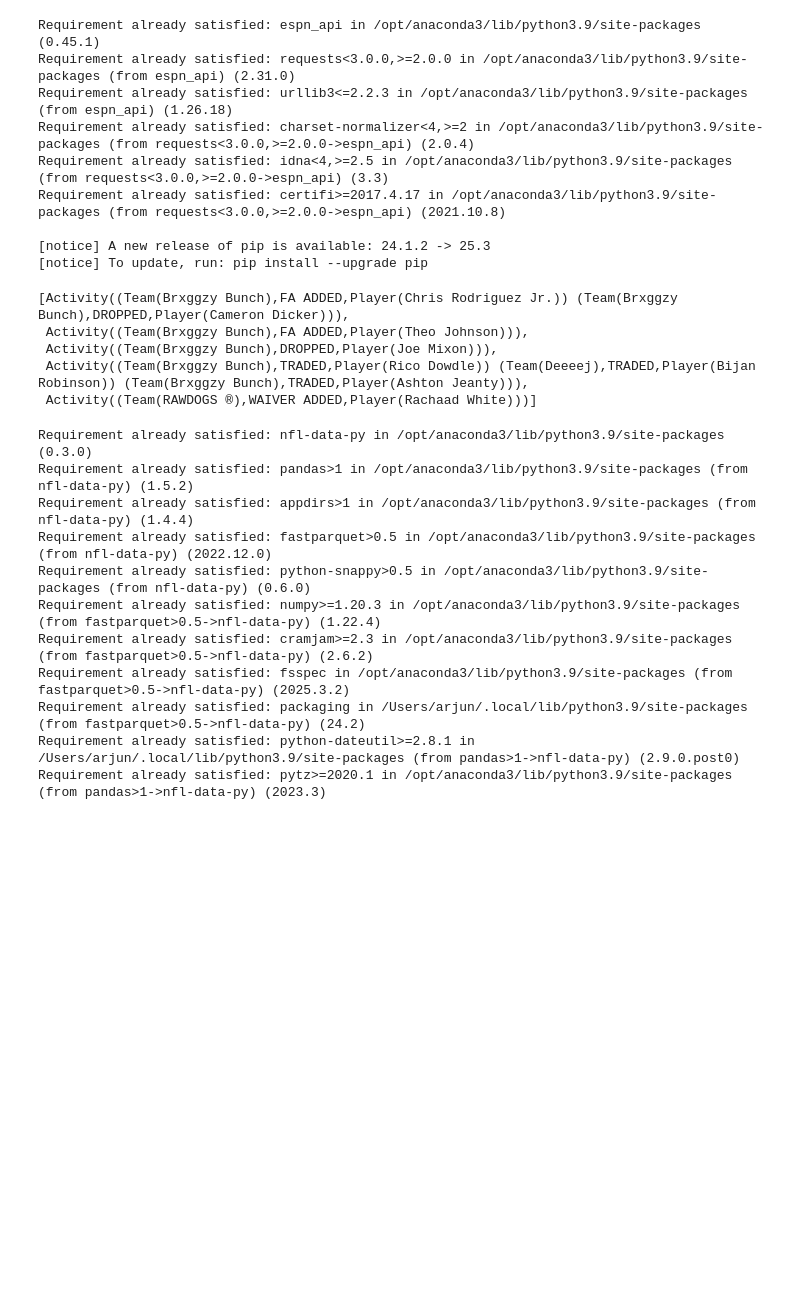
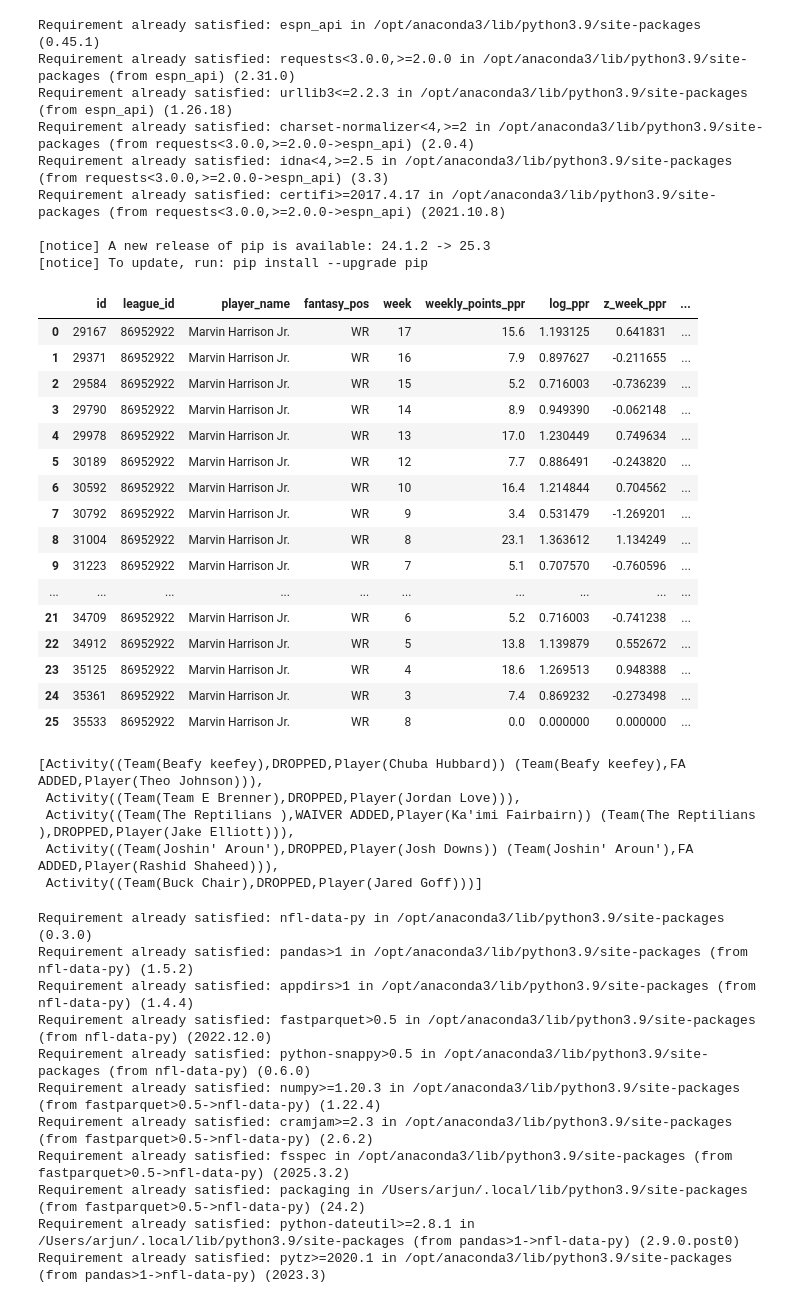
Before and after one commit to arjunghelani/afl-fantasy, a Jupyter notebook: backend/query.ipynb, the cells around one changed output. Saved outputs shown, nothing was run; the diff lists cells and outputs as text; code cells hidden in the pictures; blank space fills up the shorter version.

```diff
--- a/backend/query.ipynb
+++ b/backend/query.ipynb
@@ -31,14 +31,34 @@ def query(query):
     return pd.read_sql_query(query, conn)
 # %%
 league = get_league(2025)
+# %%
+query('select * from z_scores where player_name = "Marvin Harrison Jr."')
+# %% [output]
+|  | id | league_id | player_name | fantasy_pos | week | weekly_points_ppr | log_ppr | z_week_ppr | ... |
+| 0 | 29167 | 86952922 | Marvin Harrison Jr. | WR | 17 | 15.6 | 1.193125 | 0.641831 | ... |
+| 1 | 29371 | 86952922 | Marvin Harrison Jr. | WR | 16 | 7.9 | 0.897627 | -0.211655 | ... |
+| 2 | 29584 | 86952922 | Marvin Harrison Jr. | WR | 15 | 5.2 | 0.716003 | -0.736239 | ... |
+| 3 | 29790 | 86952922 | Marvin Harrison Jr. | WR | 14 | 8.9 | 0.949390 | -0.062148 | ... |
+| 4 | 29978 | 86952922 | Marvin Harrison Jr. | WR | 13 | 17.0 | 1.230449 | 0.749634 | ... |
+| 5 | 30189 | 86952922 | Marvin Harrison Jr. | WR | 12 | 7.7 | 0.886491 | -0.243820 | ... |
+| 6 | 30592 | 86952922 | Marvin Harrison Jr. | WR | 10 | 16.4 | 1.214844 | 0.704562 | ... |
+| 7 | 30792 | 86952922 | Marvin Harrison Jr. | WR | 9 | 3.4 | 0.531479 | -1.269201 | ... |
+| 8 | 31004 | 86952922 | Marvin Harrison Jr. | WR | 8 | 23.1 | 1.363612 | 1.134249 | ... |
+| 9 | 31223 | 86952922 | Marvin Harrison Jr. | WR | 7 | 5.1 | 0.707570 | -0.760596 | ... |
+| ... | ... | ... | ... | ... | ... | ... | ... | ... | ... |
+| 21 | 34709 | 86952922 | Marvin Harrison Jr. | WR | 6 | 5.2 | 0.716003 | -0.741238 | ... |
+| 22 | 34912 | 86952922 | Marvin Harrison Jr. | WR | 5 | 13.8 | 1.139879 | 0.552672 | ... |
+| 23 | 35125 | 86952922 | Marvin Harrison Jr. | WR | 4 | 18.6 | 1.269513 | 0.948388 | ... |
+| 24 | 35361 | 86952922 | Marvin Harrison Jr. | WR | 3 | 7.4 | 0.869232 | -0.273498 | ... |
+| 25 | 35533 | 86952922 | Marvin Harrison Jr. | WR | 8 | 0.0 | 0.000000 | 0.000000 | ... |
 # %%
-league.recent_activity(size=5)[]
+league.recent_activity(size=5)
 # %% [output]
-[Activity((Team(Brxggzy Bunch),FA ADDED,Player(Chris Rodriguez Jr.)) (Team(Brxggzy Bunch),DROPPED,Player(Cameron Dicker))),
- Activity((Team(Brxggzy Bunch),FA ADDED,Player(Theo Johnson))),
- Activity((Team(Brxggzy Bunch),DROPPED,Player(Joe Mixon))),
- Activity((Team(Brxggzy Bunch),TRADED,Player(Rico Dowdle)) (Team(Deeeej),TRADED,Player(Bijan Robinson)) (Team(Brxggzy Bunch),TRADED,Player(Ashton Jeanty))),
- Activity((Team(RAWDOGS ®),WAIVER ADDED,Player(Rachaad White)))]
+[Activity((Team(Beafy keefey),DROPPED,Player(Chuba Hubbard)) (Team(Beafy keefey),FA ADDED,Player(Theo Johnson))),
+ Activity((Team(Team E Brenner),DROPPED,Player(Jordan Love))),
+ Activity((Team(The Reptilians ),WAIVER ADDED,Player(Ka'imi Fairbairn)) (Team(The Reptilians ),DROPPED,Player(Jake Elliott))),
+ Activity((Team(Joshin' Aroun'),DROPPED,Player(Josh Downs)) (Team(Joshin' Aroun'),FA ADDED,Player(Rashid Shaheed))),
+ Activity((Team(Buck Chair),DROPPED,Player(Jared Goff)))]
 # %%
 %pip install nfl-data-py
 # %% [output]
```
Also changed, not shown: parts of 3 cells of this notebook, 12 other files.
